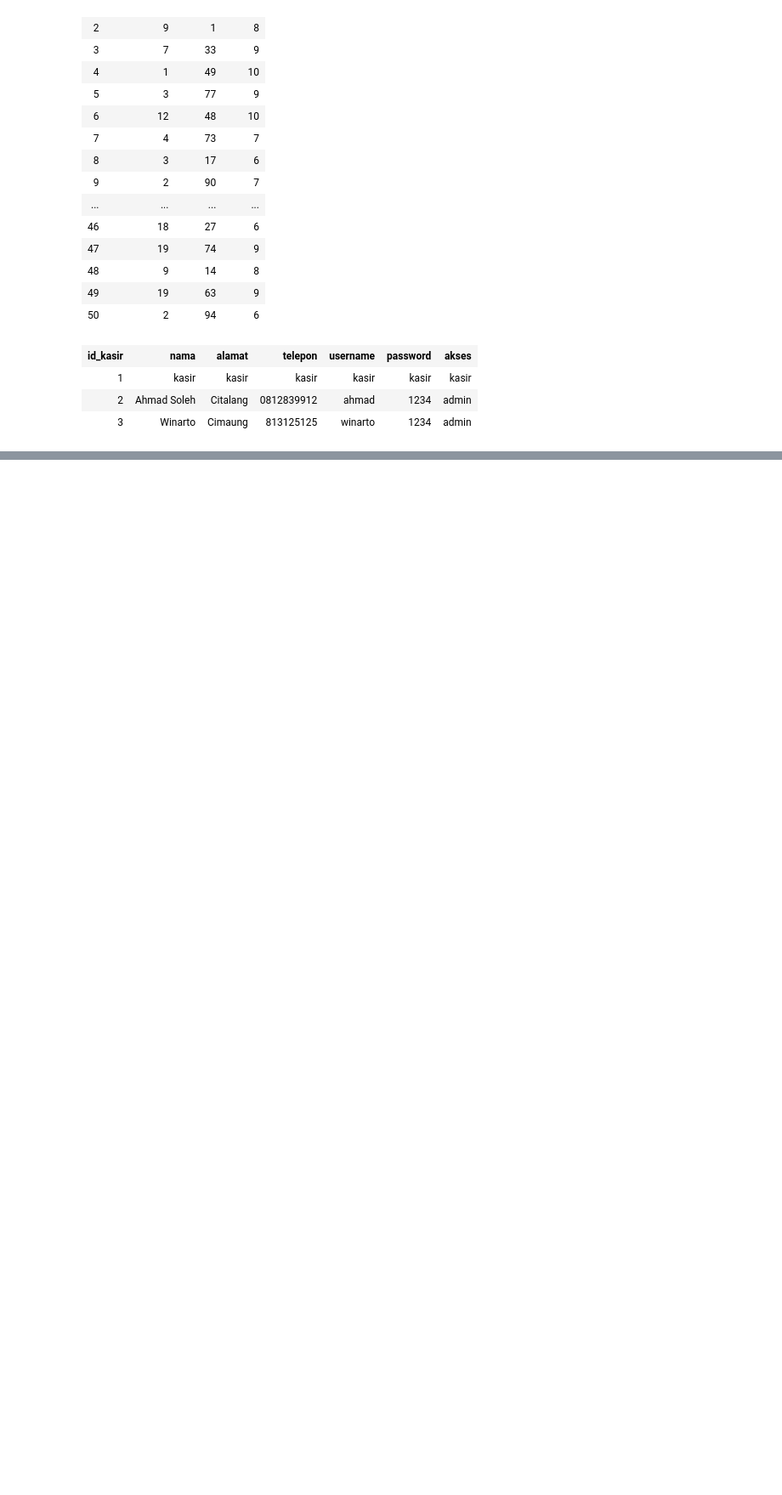
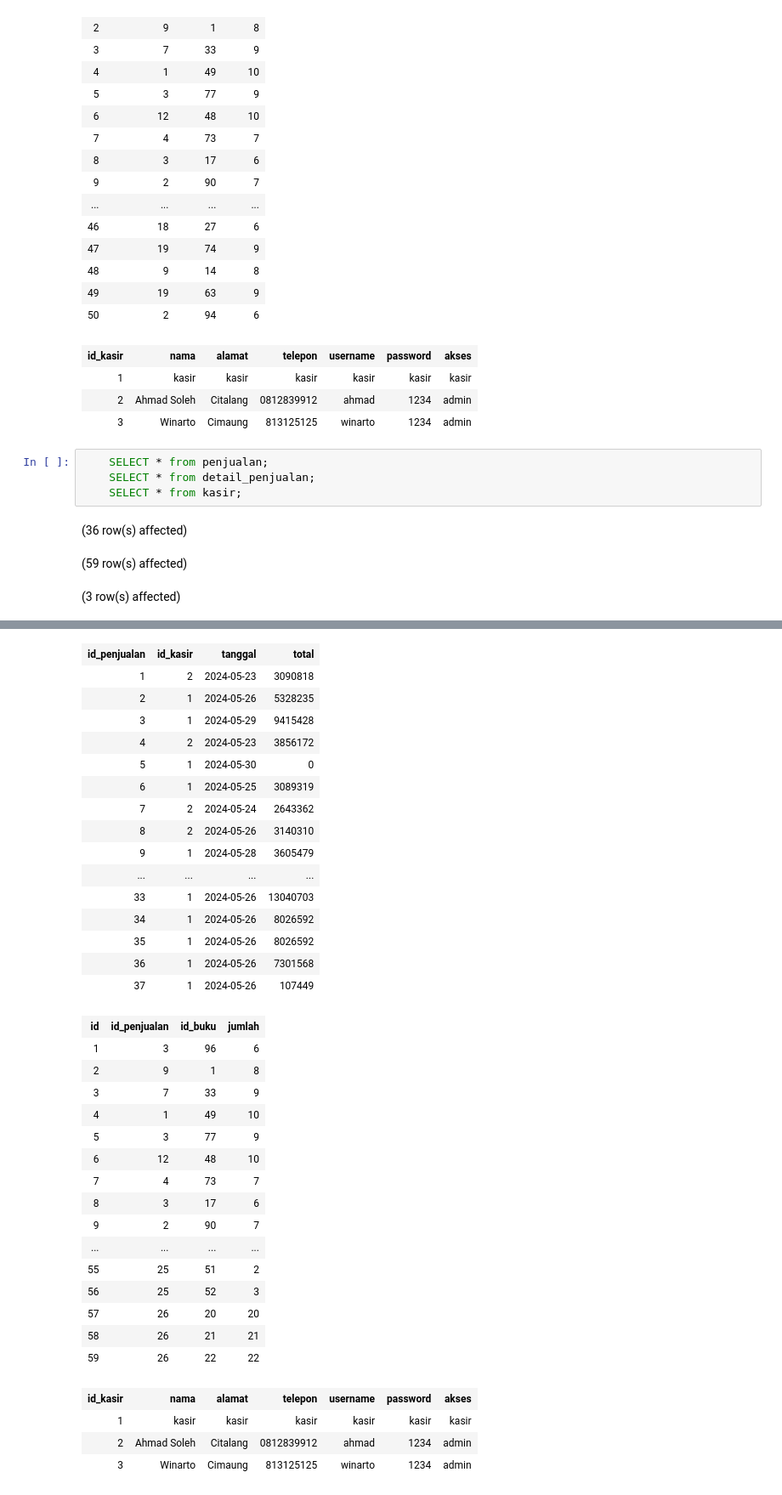
Before and after one commit to riyandarmawan/riyan_darmawan-toko_buku, a Jupyter notebook: database.ipynb, the cells around one changed output, grey strips where cells are left out. Shown at 85% size. Cells and saved outputs as stored; diff of their text form; blank space fills up the shorter version.

```diff
--- a/database.ipynb
+++ b/database.ipynb
@@ -337,3 +337,11 @@ Total execution time: 00:00:03.336
 | 1 | kasir | kasir | kasir | kasir | kasir | kasir |
 | 2 | Ahmad Soleh | Citalang | 0812839912 | ahmad | 1234 | admin |
 | 3 | Winarto | Cimaung | 813125125 | winarto | 1234 | admin |
+# %%
+    SELECT * from penjualan;
+    SELECT * from detail_penjualan;
+    SELECT * from kasir;
+# %% [output]
+(36 row(s) affected)
+(59 row(s) affected)
+(3 row(s) affected)
@@ -339,0 +349,36 @@ Total execution time: 00:00:03.336
+| id_penjualan | id_kasir | tanggal | total |
+| 1 | 2 | 2024-05-23 | 3090818 |
+| 2 | 1 | 2024-05-26 | 5328235 |
+| 3 | 1 | 2024-05-29 | 9415428 |
+| 4 | 2 | 2024-05-23 | 3856172 |
+| 5 | 1 | 2024-05-30 | 0 |
+| 6 | 1 | 2024-05-25 | 3089319 |
+| 7 | 2 | 2024-05-24 | 2643362 |
+| 8 | 2 | 2024-05-26 | 3140310 |
+| 9 | 1 | 2024-05-28 | 3605479 |
+| ... | ... | ... | ... |
+| 33 | 1 | 2024-05-26 | 13040703 |
+| 34 | 1 | 2024-05-26 | 8026592 |
+| 35 | 1 | 2024-05-26 | 8026592 |
+| 36 | 1 | 2024-05-26 | 7301568 |
+| 37 | 1 | 2024-05-26 | 107449 |
+| id | id_penjualan | id_buku | jumlah |
+| 1 | 3 | 96 | 6 |
+| 2 | 9 | 1 | 8 |
+| 3 | 7 | 33 | 9 |
+| 4 | 1 | 49 | 10 |
+| 5 | 3 | 77 | 9 |
+| 6 | 12 | 48 | 10 |
+| 7 | 4 | 73 | 7 |
+| 8 | 3 | 17 | 6 |
+| 9 | 2 | 90 | 7 |
+| ... | ... | ... | ... |
+| 55 | 25 | 51 | 2 |
+| 56 | 25 | 52 | 3 |
+| 57 | 26 | 20 | 20 |
+| 58 | 26 | 21 | 21 |
+| 59 | 26 | 22 | 22 |
+| id_kasir | nama | alamat | telepon | username | password | akses |
+| 1 | kasir | kasir | kasir | kasir | kasir | kasir |
+| 2 | Ahmad Soleh | Citalang | 0812839912 | ahmad | 1234 | admin |
+| 3 | Winarto | Cimaung | 813125125 | winarto | 1234 | admin |
```
Also changed, not shown: parts of 2 cells of this notebook, 4 other files.
